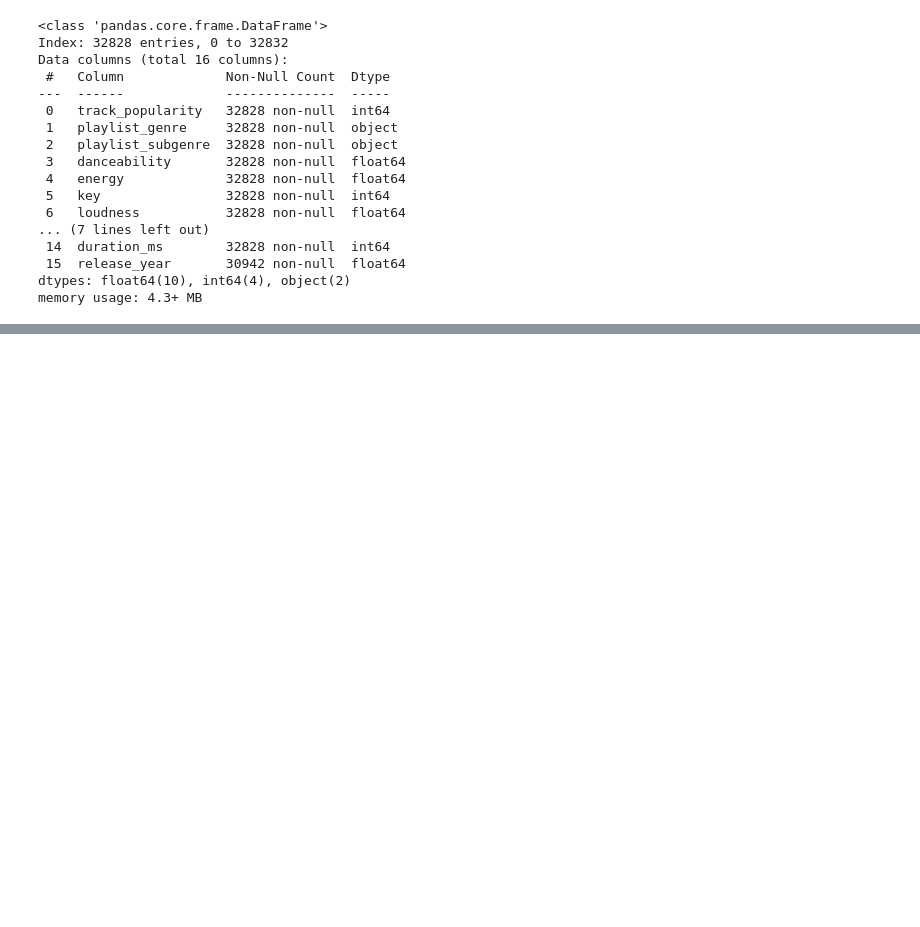
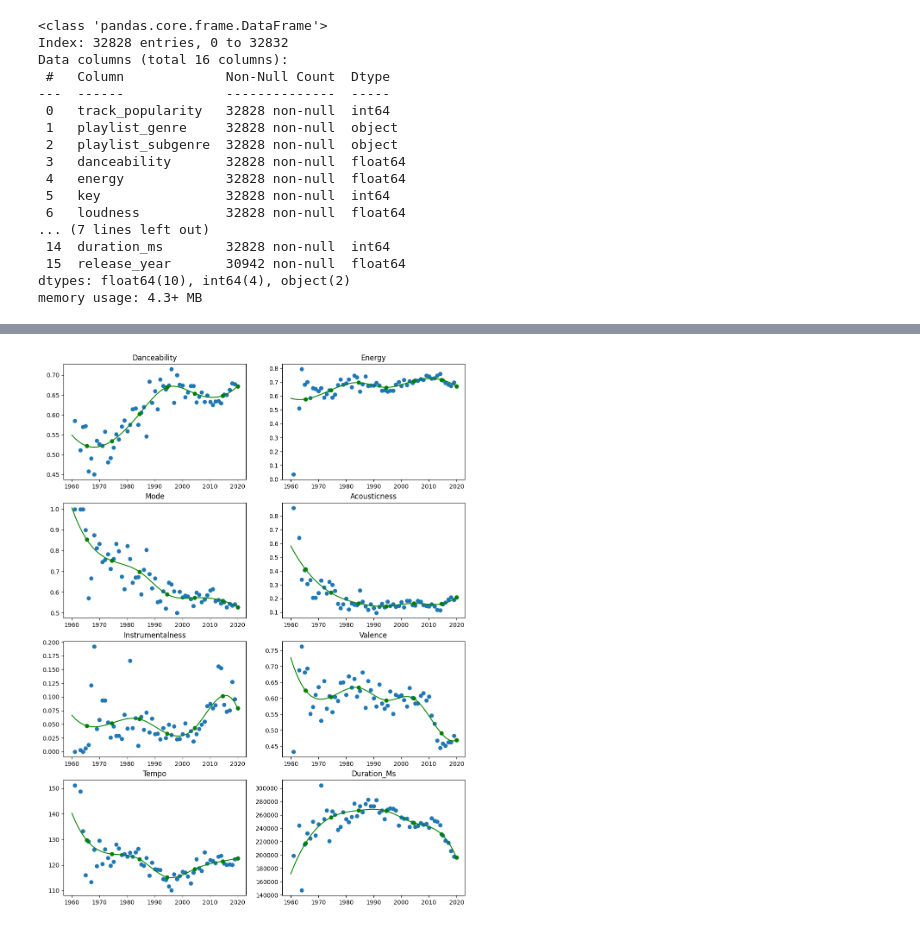
Before and after one commit to wnovak5/ML4VA-music-recommendation, a Jupyter notebook: ML4VA-music-recommendation.ipynb, the cells around one changed output, grey strips where cells are left out. Cells and saved outputs as stored; diff of their text form; code cells hidden in the pictures; blank space fills up the shorter version.

```diff
--- a/ML4VA-music-recommendation.ipynb
+++ b/ML4VA-music-recommendation.ipynb
@@ -210,0 +210,51 @@ Name: 43, dtype: object
+# %%
+import numpy as np
+from scipy.interpolate import CubicSpline
+
+attributes = list(songs.columns[3:15])
+skipped_atts = ['key','loudness','mode','liveness','speechiness']
+
+songs_year = songs[songs['release_year'] >= 1960]
+songs_year = songs_year[['release_year'] + attributes]
+songs_year = songs_year.groupby('release_year').mean()
+songs_year['release_year'] = songs_year.index
+
+songs_year['decade'] = songs_year.index // 10 % 10 * 10
+songs_year['decade'] = songs_year.decade.apply(lambda d: str(d).zfill(2))
+songs_decade = songs_year.groupby('decade').mean()
+songs_decade = songs_decade.sort_values(by='release_year')
+
+year = list(songs_year.index)
+decade = list(songs_decade.release_year)
+#print(songs_decade)
+
+fig, ax = plt.subplots(4, 2)
+fig.set_size_inches(12, 16)
+counter = 0
+
+if 'mode' in skipped_atts:
+    skipped_atts.remove('mode')
+
+for att in attributes:
+    if att in skipped_atts:
+        continue
+    row = counter // 2
+    col = counter % 2
+    counter += 1
+
+    data = list(songs_year[att])
+    decade_data = list(songs_decade[att])
+    #tried polynomial fitting, but fit is not great
+    #quad_fit = np.poly1d(np.polyfit(year, data, 5))
+    lin = np.linspace(1960, 2020, 50)
+    cs = CubicSpline(decade, songs_decade[att])
+
+    ax[row,col].set_title(att.title())
+    ax[row,col].scatter(year, data)
+    ax[row,col].scatter(decade, decade_data, color='green')
+    #plt.plot(quad_lin, quad_fit(quad_lin), color='green')
+    ax[row,col].plot(lin, cs(lin), color='green')
+
+plt.show();
+# %% [output]
+[figure, added]
```
Also changed, not shown: parts of 8 cells of this notebook.
